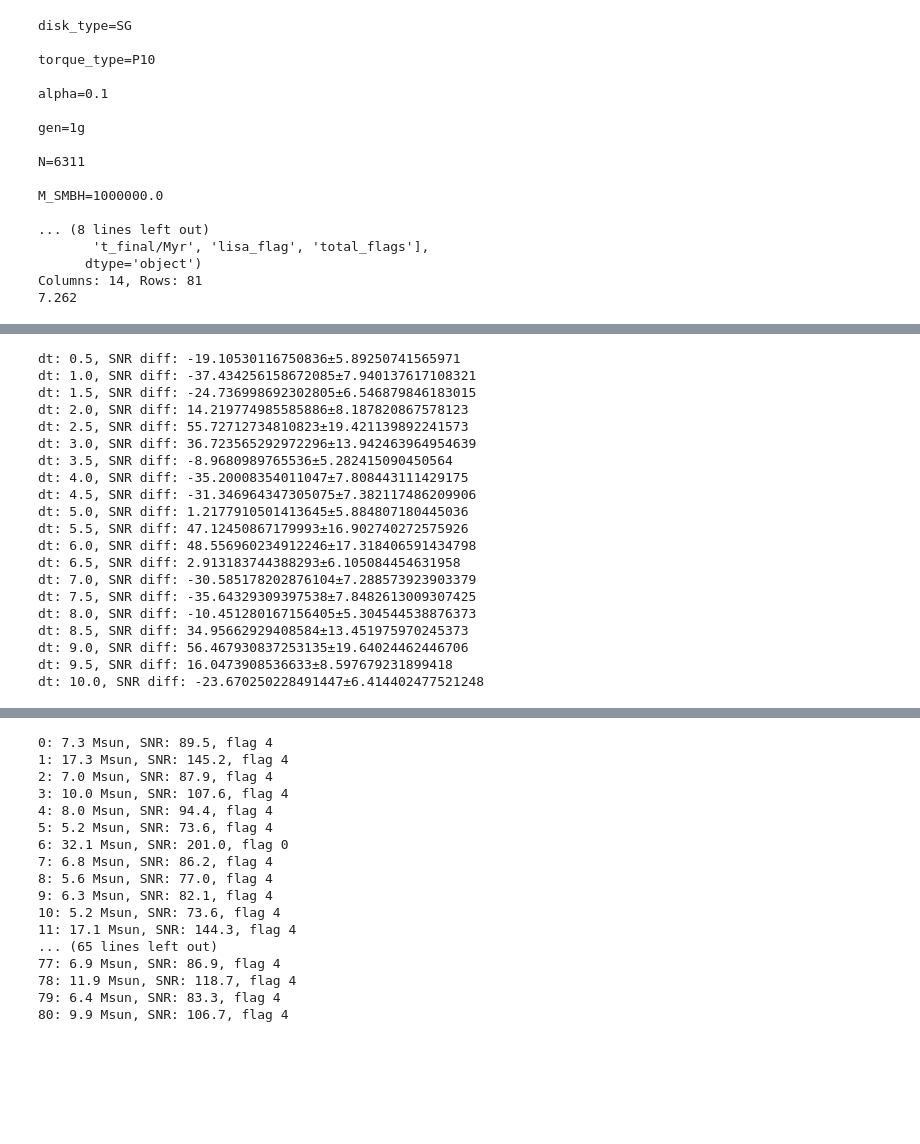
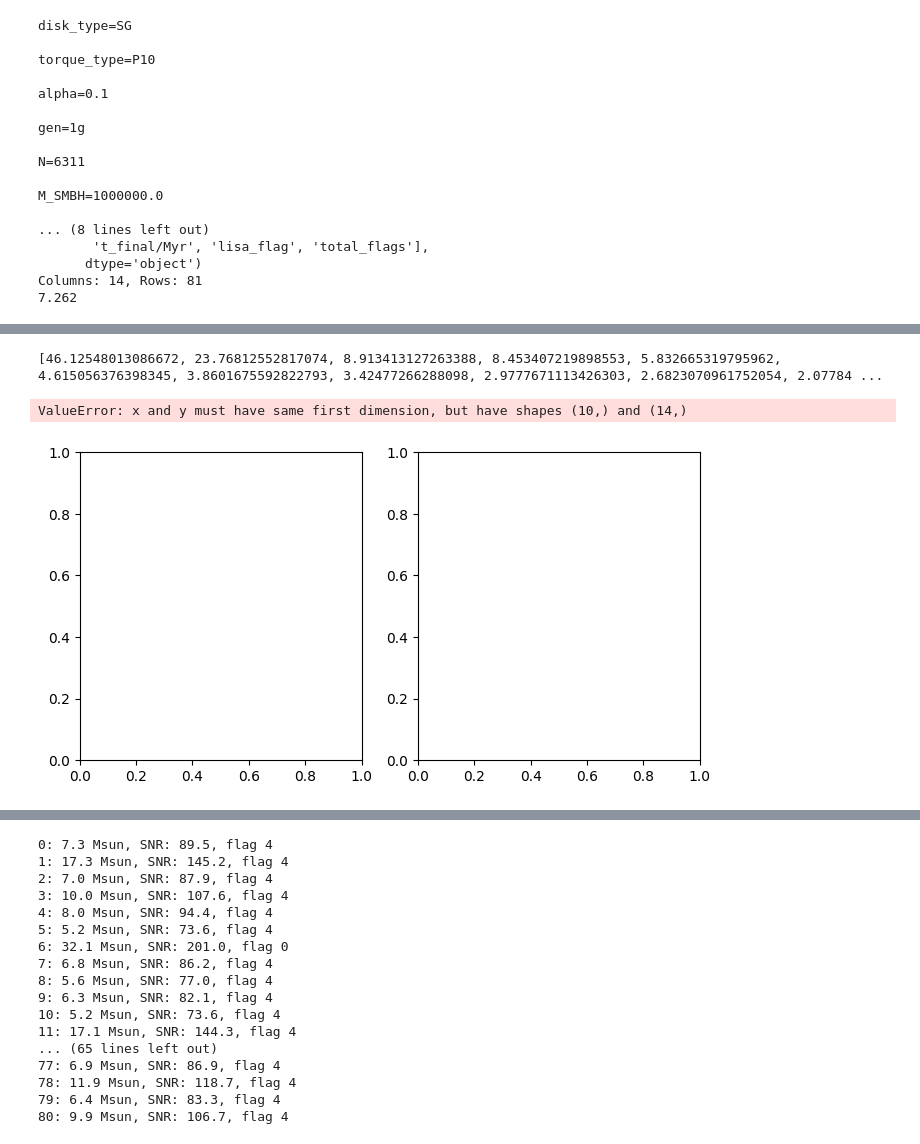
Before and after one commit to jt-stevenson/EMRIs_test, a Jupyter notebook: EMRIs_SNR.ipynb, the cells around one changed output, grey strips where cells are left out. Cells and saved outputs as stored; diff of their text form; code cells hidden in the pictures; blank space fills up the shorter version.

```diff
--- a/EMRIs_SNR.ipynb
+++ b/EMRIs_SNR.ipynb
@@ -364,6 +398,10 @@ x0 = 1.0 #initial cos(inclination) - fine to assume as 1 due to short timescale
 e0 = 0  # eccentricity - assumed circular in runs anyway
 m1 = Mbh # central object mass (solar masses)
 a = spin   # dimensionless spin parameter for the primary - will be ignored in Schwarzschild waveform
+ef=0
+
+z=0.2
+dist=redshift_to_luminosity_distance(z)
 
 SNR_time=[]
 SNRs_20s=[]
@@ -373,10 +411,12 @@ for i in range(0, N):
     # define the injection parameters
     m2 = data['m1/Msun'][i]  # secondary object mass (solar masses)
     # p0 = 2*data['r0/Rg'][i]  # initial dimensionless semi-latus rectum
-    dist=1
 
     print(f'\ni:{i}, m2: {m2} Msun')
-    snr, timings=SNR_calc(m1, m2, a, e0, x0, dist, Tobs, dt, mode_selection_threshold, printing=True)
+    snr, timings=SNR_calc(m1, m2, a, e0, x0, z, dist, Tobs, dt, mode_selection_threshold, printing=True)
+
+    snr_speri=compute_snr(Mbh, m2 , a , Tobs, ef, z, dt, psd='LISA_FEW')
+    print(f'Speri SNR: {snr_speri}')
 
     SNR_time.append(timings[0])
     SNRs_20s.append(snr)
@@ -420,4 +448,13 @@ time_total=[]
 # %%
+SNRs_diff=[]
+SNRs_sds=[]
+time_p0=[]
+time_TD=[]
+time_SNR=[]
+time_total=[]
+
+dts=5.0, 10.0, 25.0, 30.0, 45.0, 60.0, 75.0, 90.0, 105.0, 120.0, 180.0, 240.0, 360.0, 480.0
+
 for dt in dts:
     print(f'dt: {dt} s')
     Tobs = 4  # observation time (years), if the inspiral is shorter, the it will be zero padded
@@ -442,7 +479,7 @@ for dt in dts:
 
         print(f'\ni:{i}, m2: {m2} Msun')
 
-        SNR, timings=SNR_calc(m1, m2, a, e0, x0, dist, Tobs, dt, mode_selection_threshold, printing=True)
+        SNR, timings=SNR_calc(m1, m2, a, e0, x0, z, dist, Tobs, dt, mode_selection_threshold, printing=True)
 
         SNRs.append(SNR)
         p0_time.append(timings[1])
@@ -648,27 +611,31 @@ Avg. time: 0.40517577712918507±0.021256770681993782 s
-# %%
-for i in range(0, len(dts_speri)):
-    print(f'dt: {dts_speri[i]}, SNR diff: {SNRs_diff_Speri[i]}±{SNRs_sds_Speri[i]}')
-# %% [output]
-dt: 0.5, SNR diff: -19.10530116750836±5.89250741565971
-dt: 1.0, SNR diff: -37.434256158672085±7.940137617108321
-dt: 1.5, SNR diff: -24.736998692302805±6.546879846183015
-dt: 2.0, SNR diff: 14.219774985585886±8.187820867578123
-dt: 2.5, SNR diff: 55.72712734810823±19.421139892241573
-dt: 3.0, SNR diff: 36.723565292972296±13.942463964954639
-dt: 3.5, SNR diff: -8.9680989765536±5.282415090450564
-dt: 4.0, SNR diff: -35.20008354011047±7.808443111429175
-dt: 4.5, SNR diff: -31.346964347305075±7.382117486209906
-dt: 5.0, SNR diff: 1.2177910501413645±5.884807180445036
-dt: 5.5, SNR diff: 47.12450867179993±16.902740272575926
-dt: 6.0, SNR diff: 48.556960234912246±17.318406591434798
-dt: 6.5, SNR diff: 2.913183744388293±6.105084454631958
-dt: 7.0, SNR diff: -30.585178202876104±7.288573923903379
-dt: 7.5, SNR diff: -35.64329309397538±7.8482613009307425
-dt: 8.0, SNR diff: -10.451280167156405±5.304544538876373
-dt: 8.5, SNR diff: 34.95662929408584±13.451975970245373
-dt: 9.0, SNR diff: 56.467930837253135±19.64024462446706
-dt: 9.5, SNR diff: 16.0473908536633±8.597679231899418
-dt: 10.0, SNR diff: -23.670250228491447±6.414402477521248
+# %%
+fig, (ax, ax2) = plt.subplots(1, 2, figsize=(8, 4))
+print(time_total)
+
+ax.plot(dts, time_p0 , label='$t_{p0}$')
+ax.plot(dts, time_TD ,label='$t_{TD}$')
+ax.plot(dts, time_SNR ,label='$t_{SNR}$')
+ax.plot(dts, time_total ,label='$t_{total}$')
+# plt.xlim(0,60)
+# plt.ylim(1e-6, 11)
+ax.set_xlabel('$dt$ [s]')
+ax.set_ylabel('$T_{event}$ [s]')
+ax.legend()
+
+ax2.errorbar(dts, SNRs_diff, yerr=SNRs_sds, label='SNR difference')
+ax2.set_xlabel('$dt$ [s]')
+ax2.set_ylabel('SNR Difference')
+ax2.set_yscale('log')
+ax2.axhline(y=1.0, linestyle='--', label='acceptable error')
+ax2.legend()
+fig.tight_layout()
+
+# fig.savefig(f'/Users/pmxks13/PhD/EMRIs_test/EMRI_Rates/SNR_testing.png')
+fig.show()
+# %% [output]
+[46.12548013086672, 23.76812552817074, 8.913413127263388, 8.453407219898553, 5.832665319795962, 4.615056376398345, 3.8601675592822793, 3.42477266288098, 2.9777671113426303, 2.6823070961752054, 2.07784 ...
+ValueError: x and y must have same first dimension, but have shapes (10,) and (14,)
+[figure, added]
 # %%
 dts=5.0, 10.0, 25.0, 30.0, 45.0, 60.0, 75.0, 90.0, 105.0, 120.0
 
```
Also changed, not shown: parts of 11 cells of this notebook, 32 other files.
